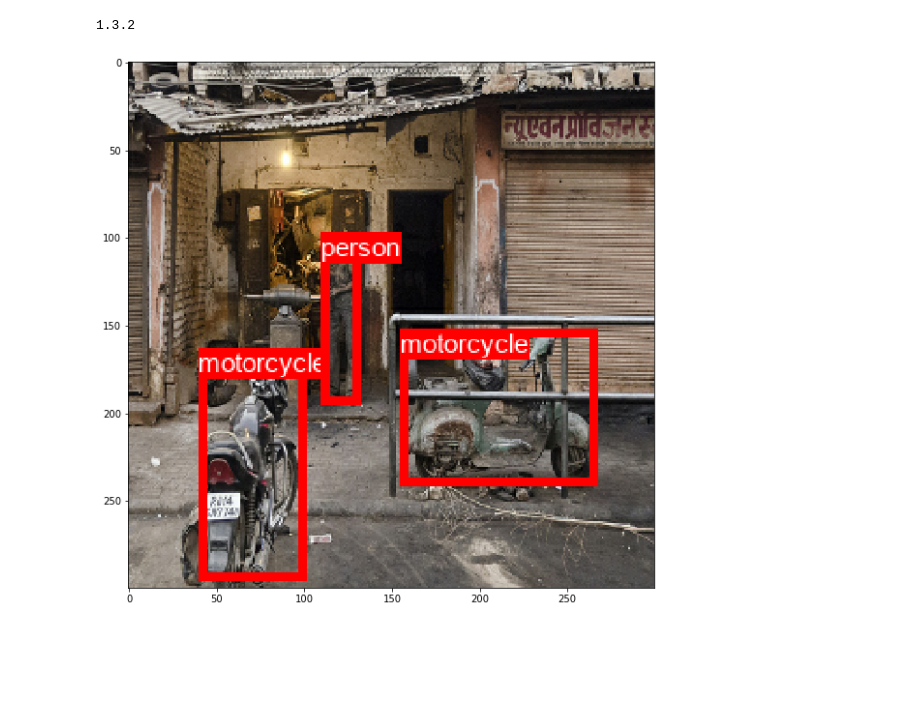
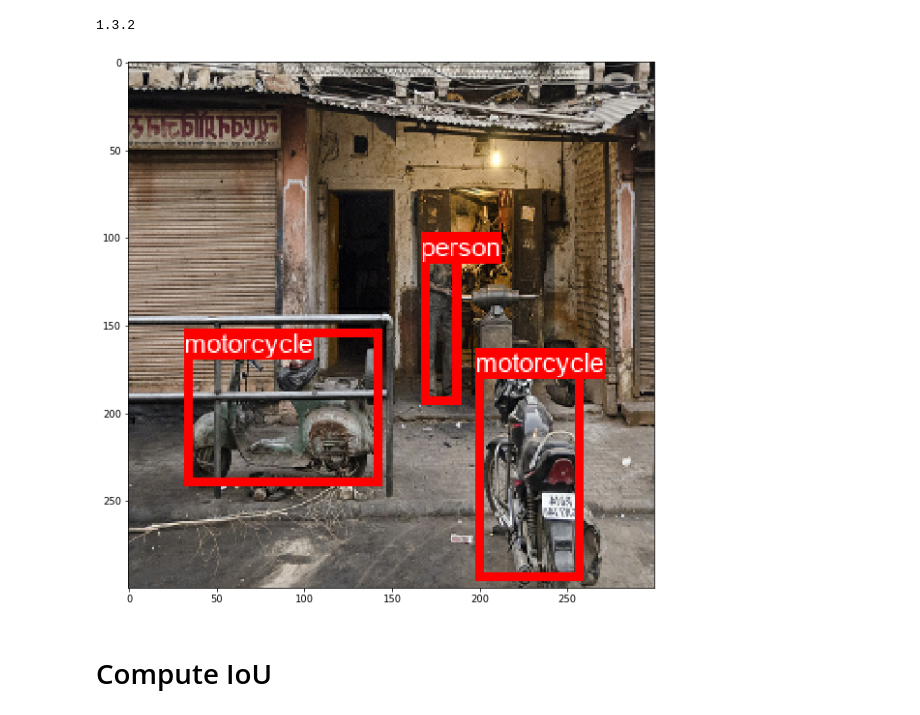
Before and after one commit to quanhua92/TensorFlow-2.x-Cheatsheet, a Jupyter notebook: notebooks/object detection - SSD.ipynb, the cells around one changed output. Cells and saved outputs as stored; diff of their text form; code cells hidden in the pictures; blank space fills up the shorter version.

Commit message:
compute iou

```diff
--- a/notebooks/object detection - SSD.ipynb
+++ b/notebooks/object detection - SSD.ipynb
@@ -334,7 +343,7 @@ def horizontal_flip(image, boxes, labels):
 @tf.function
 def random_horizontal_flip(image, boxes, labels):
     uniform_random = tf.random.uniform([], 0, 1.0)
-    mirror_cond = tf.math.less(uniform_random, .1)
+    mirror_cond = tf.math.less(uniform_random, .5)
     return tf.cond(
           mirror_cond,
           lambda: horizontal_flip(image, boxes, labels),
@@ -352,37 +361,44 @@ def prepare_train_image(data):
     bboxes = objects['bbox'] # yxyx
     labels = objects['label']
 
-    return random_horizontal_flip(normalize_image(image), bboxes, labels)
+    return normalize_image(image), bboxes, labels
 # %%
-ds_train = raw_ds_train.map(prepare_train_image, tf.data.experimental.AUTOTUNE)
+ds_train = raw_ds_train.map(prepare_train_image, tf.data.experimental.AUTOTUNE)\
+                       .cache()\
+                       .map(random_horizontal_flip, tf.data.experimental.AUTOTUNE)
+# %%
+def draw_object_bbox_xyxy(draw, bbox_xyxy, h, w, label_text, font=ImageFont.truetype('arial', size=15), border_width=5):
+    xmin, ymin, xmax, ymax = bbox_xyxy
+
+    tl = (xmin * w, ymin * h)
+    br = (xmax * w, ymax * h)
+    color = 'red'
+    draw.rectangle((tl, br), outline=color, width=border_width)
+
+    txt_size = draw.textsize(label_text, font=font)
+    draw.rectangle((tl, (tl[0] + txt_size[0], tl[1] + txt_size[1])), fill=color)
+    draw.text(tl, label_text, font=font)
 # %%
 import numpy as np
 from PIL import Image, ImageDraw, ImageFont
 from matplotlib import pyplot as plt
 
 figsize = (10, 10)
-font = ImageFont.truetype('arial', size=15)
 
-for image, boxes, labels in ds_train.take(1):
-
+for image, bboxes, labels in ds_train.take(1):
     image = Image.fromarray(np.array(image * 255, dtype=np.uint8))
 
     draw = ImageDraw.Draw(image)
 
     h, w = image.height, image.width
-    for bbox, label in zip(boxes, labels):
-        xmin, ymin, xmax, ymax = yxyx_to_xyxy(bbox)
-        tl = (xmin * w, ymin * h)
-        br = (xmax * w, ymax * h)
-        color = 'red'
-        text = index_to_label(label)
+    for bbox, label in zip(bboxes, labels):
+        bbox_xyxy = yxyx_to_xyxy(bbox)
+        label_text = index_to_label(label)
 
-        draw.rectangle((tl, br), outline=color, width=5)
-        txt_size = draw.textsize(text, font=font)
-        draw.rectangle((tl, (tl[0] + txt_size[0], tl[1] + txt_size[1])), fill=color)
-        draw.text(tl, text, font=font)
-
+        draw_object_bbox_xyxy(draw, bbox_xyxy, h, w, label_text)
     plt.figure(figsize=figsize)
     plt.imshow(image)
 # %% [output]
-[figure, old version]
+[figure, new version]
+# %% [markdown]
+# Compute IoU
```
Also changed, not shown: parts of 6 cells of this notebook.
